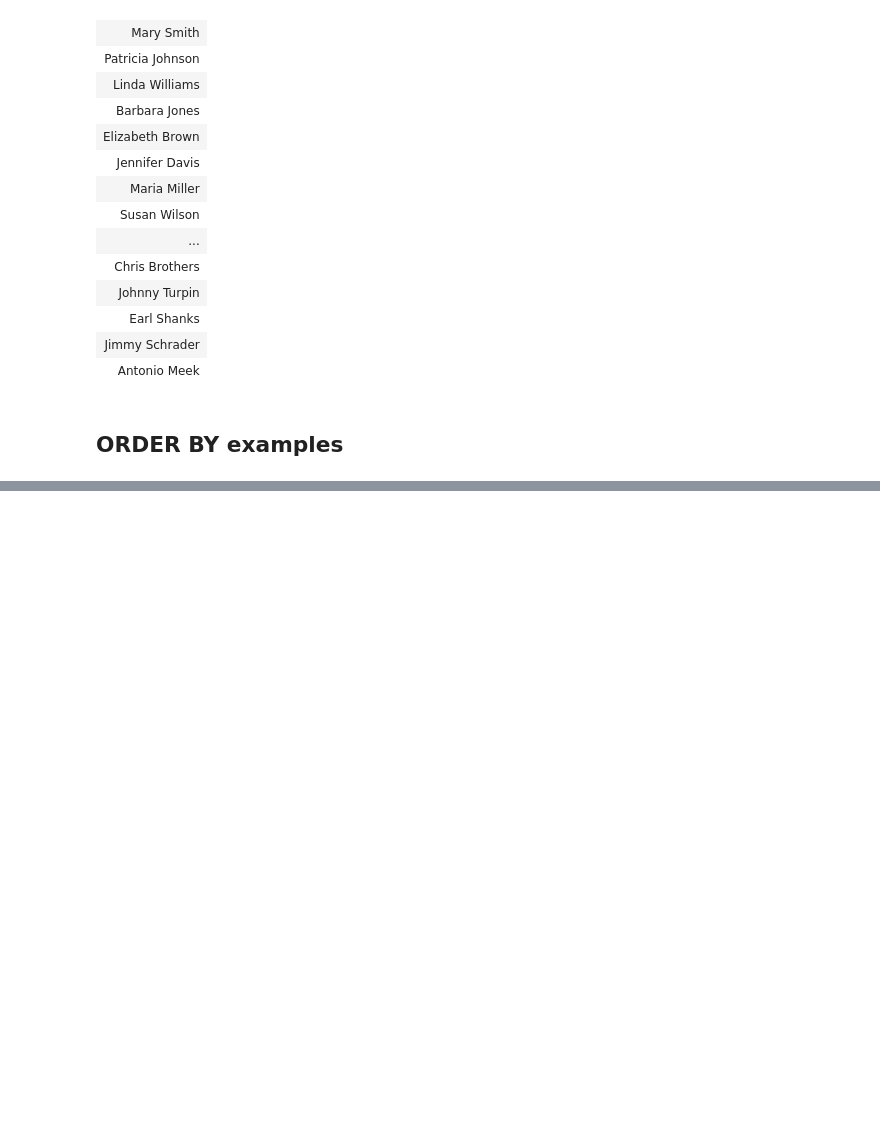
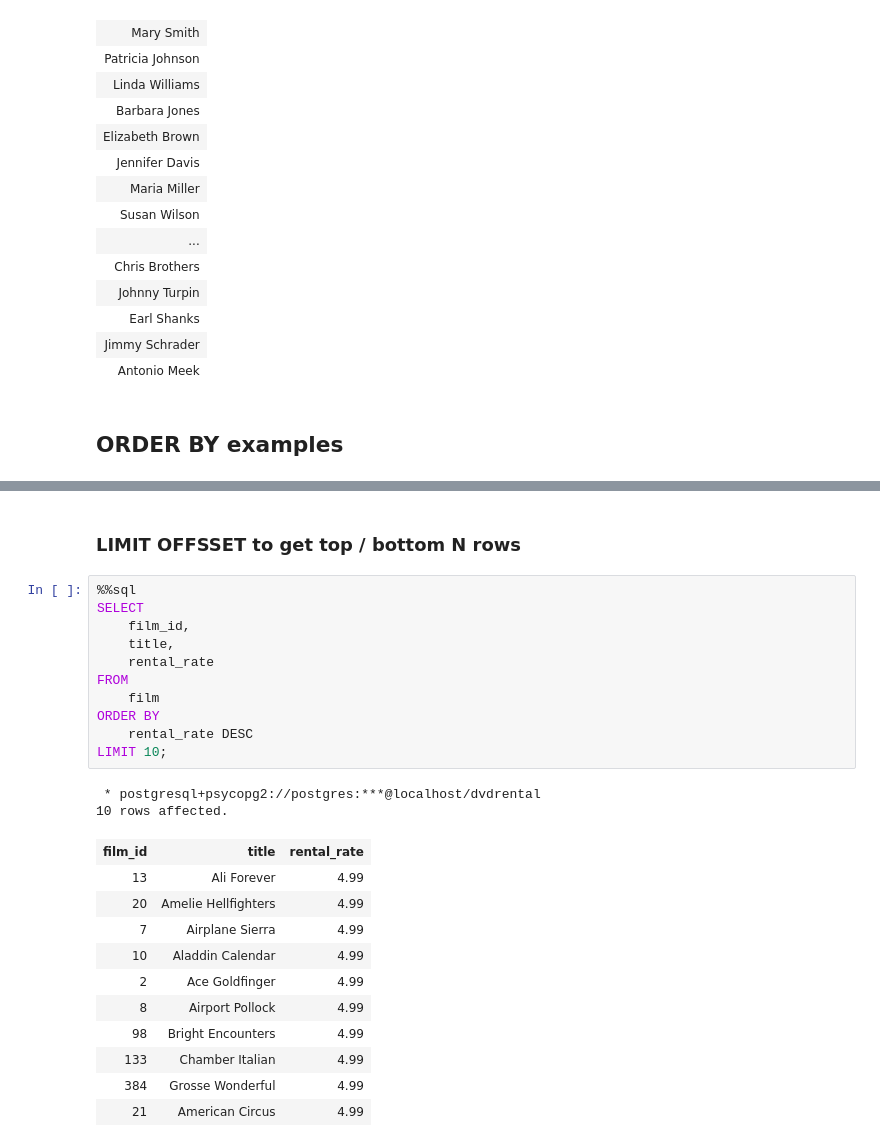
Before and after one commit to nafisa-samia/PostgreSQL-Database-Connection-Using-Python, a Jupyter notebook: Assignment Database Nafisa.ipynb, the cells around one changed output, grey strips where cells are left out. Saved outputs shown, nothing was run; the diff lists cells and outputs as text; blank space fills up the shorter version.

```diff
--- a/Assignment Database Nafisa.ipynb
+++ b/Assignment Database Nafisa.ipynb
@@ -354,0 +664,27 @@ FROM
+# %% [markdown]
+### LIMIT OFFSSET to get top / bottom N rows
+# %%
+%%sql
+SELECT
+    film_id,
+    title,
+    rental_rate
+FROM
+    film
+ORDER BY
+    rental_rate DESC
+LIMIT 10;
+# %% [output]
+ * postgresql+psycopg2://postgres:***@localhost/dvdrental
+10 rows affected.
+| film_id | title | rental_rate |
+| 13 | Ali Forever | 4.99 |
+| 20 | Amelie Hellfighters | 4.99 |
+| 7 | Airplane Sierra | 4.99 |
+| 10 | Aladdin Calendar | 4.99 |
+| 2 | Ace Goldfinger | 4.99 |
+| 8 | Airport Pollock | 4.99 |
+| 98 | Bright Encounters | 4.99 |
+| 133 | Chamber Italian | 4.99 |
+| 384 | Grosse Wonderful | 4.99 |
+| 21 | American Circus | 4.99 |
```
Also changed, not shown: parts of 25 cells of this notebook.
